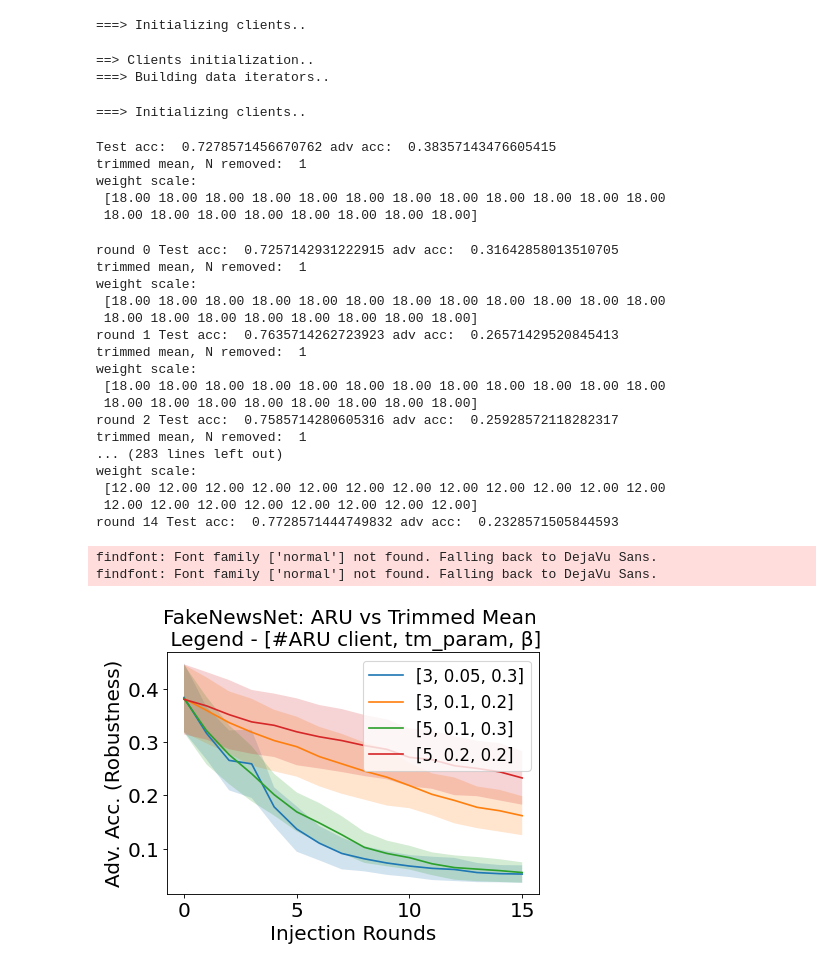
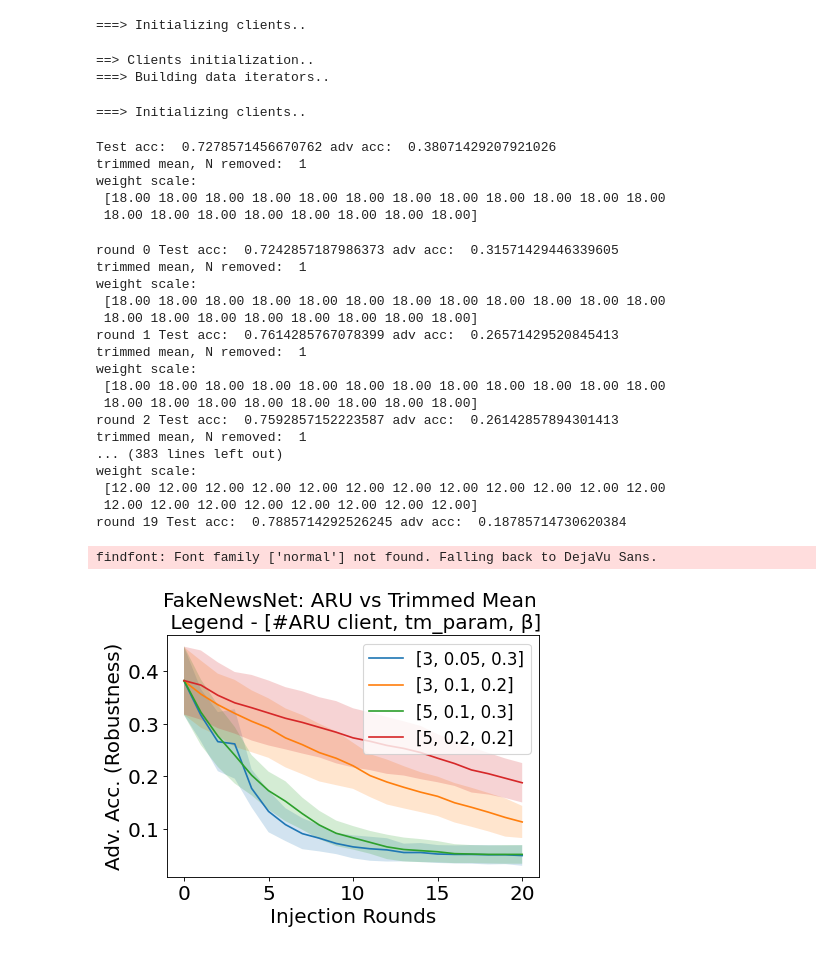
Before and after one commit to tj-kim/fedatk_unl_tj, a Jupyter notebook: icml25_exp/exp5_fig5b_tm-fakenews.ipynb, the cells around one changed output. Drawn from its saved outputs; the diff is of its cells as text; code cells hidden in the pictures.

```diff
--- a/icml25_exp/exp5_fig5b_tm-fakenews.ipynb
+++ b/icml25_exp/exp5_fig5b_tm-fakenews.ipynb
@@ -82,7 +82,7 @@ beta_params = [0.05, 0.1, 0.1, 0.2]
 weight2_list = [0.3, 0.2, 0.3, 0.2]
 agg_options = ["trimmed_mean", "trimmed_mean", "trimmed_mean","trimmed_mean"]
 
-num_rounds = 15
+num_rounds = 20
 eps = eps_attack
 
 result_list = []
@@ -177,28 +177,28 @@ for itt in range(len(beta_params)):
 ==> Clients initialization..
 ===> Building data iterators..
 ===> Initializing clients..
-Test acc:  0.7278571456670762 adv acc:  0.38357143476605415
+Test acc:  0.7278571456670762 adv acc:  0.38071429207921026
 trimmed mean, N removed:  1
 weight scale:
  [18.00 18.00 18.00 18.00 18.00 18.00 18.00 18.00 18.00 18.00 18.00 18.00
  18.00 18.00 18.00 18.00 18.00 18.00 18.00 18.00]
-round 0 Test acc:  0.7257142931222915 adv acc:  0.31642858013510705
+round 0 Test acc:  0.7242857187986373 adv acc:  0.31571429446339605
 trimmed mean, N removed:  1
 weight scale:
  [18.00 18.00 18.00 18.00 18.00 18.00 18.00 18.00 18.00 18.00 18.00 18.00
  18.00 18.00 18.00 18.00 18.00 18.00 18.00 18.00]
-round 1 Test acc:  0.7635714262723923 adv acc:  0.26571429520845413
+round 1 Test acc:  0.7614285767078399 adv acc:  0.26571429520845413
 trimmed mean, N removed:  1
 weight scale:
  [18.00 18.00 18.00 18.00 18.00 18.00 18.00 18.00 18.00 18.00 18.00 18.00
  18.00 18.00 18.00 18.00 18.00 18.00 18.00 18.00]
-round 2 Test acc:  0.7585714280605316 adv acc:  0.25928572118282317
+round 2 Test acc:  0.7592857152223587 adv acc:  0.26142857894301413
 trimmed mean, N removed:  1
-... (283 lines left out)
+... (383 lines left out)
 weight scale:
  [12.00 12.00 12.00 12.00 12.00 12.00 12.00 12.00 12.00 12.00 12.00 12.00
  12.00 12.00 12.00 12.00 12.00 12.00 12.00 12.00]
-round 14 Test acc:  0.7728571444749832 adv acc:  0.2328571505844593
+round 19 Test acc:  0.7885714292526245 adv acc:  0.18785714730620384
 # %%
 import pickle
 
@@ -224,33 +224,32 @@ plot_settings = [[3, 0.05, 0.3], [3, 0.1, 0.2], [5, 0.1, 0.3], [5,0.2, 0.2]]
 
 num_aru = [3, 3, 5, 5]
 beta_params = [0.05, 0.1, 0.1, 0.2]
 weight2_list = [0.3, 0.2, 0.3, 0.2]
 
 # Generate some sample data
-x = range(16)  # 100 points from 0 to 10
+x = range(num_rounds+1)  # 100 points from 0 to 10
 
 # Plotting the lines
 # plt.plot(x, y1, label='Test Acc')
 label_list = plot_settings
 for i in range(len(label_list)):
     y = np.array(result_list[i]['adv_acc'])
     error = np.array(result_list[i]['adv_std'])
     plt.plot(x, y, label= str(label_list[i]))
     plt.fill_between(x, y-error, y+error,
     alpha=0.2)
 
 # Adding labels and title
 plt.xlabel('Injection Rounds')
 plt.ylabel('Adv. Acc. (Robustness)')
 plt.title('FakeNewsNet: ARU vs Trimmed Mean \n Legend - [#ARU client, tm_param, β]', fontsize = 'medium')
 
 # Adding a legend
 plt.legend( loc=1, fontsize='small')
 
 
 # Display the plot
 plt.show()
 # %% [output]
 findfont: Font family ['normal'] not found. Falling back to DejaVu Sans.
-findfont: Font family ['normal'] not found. Falling back to DejaVu Sans.
-[figure, old version]
+[figure, new version]
```
Also changed, not shown: 14 other files.
